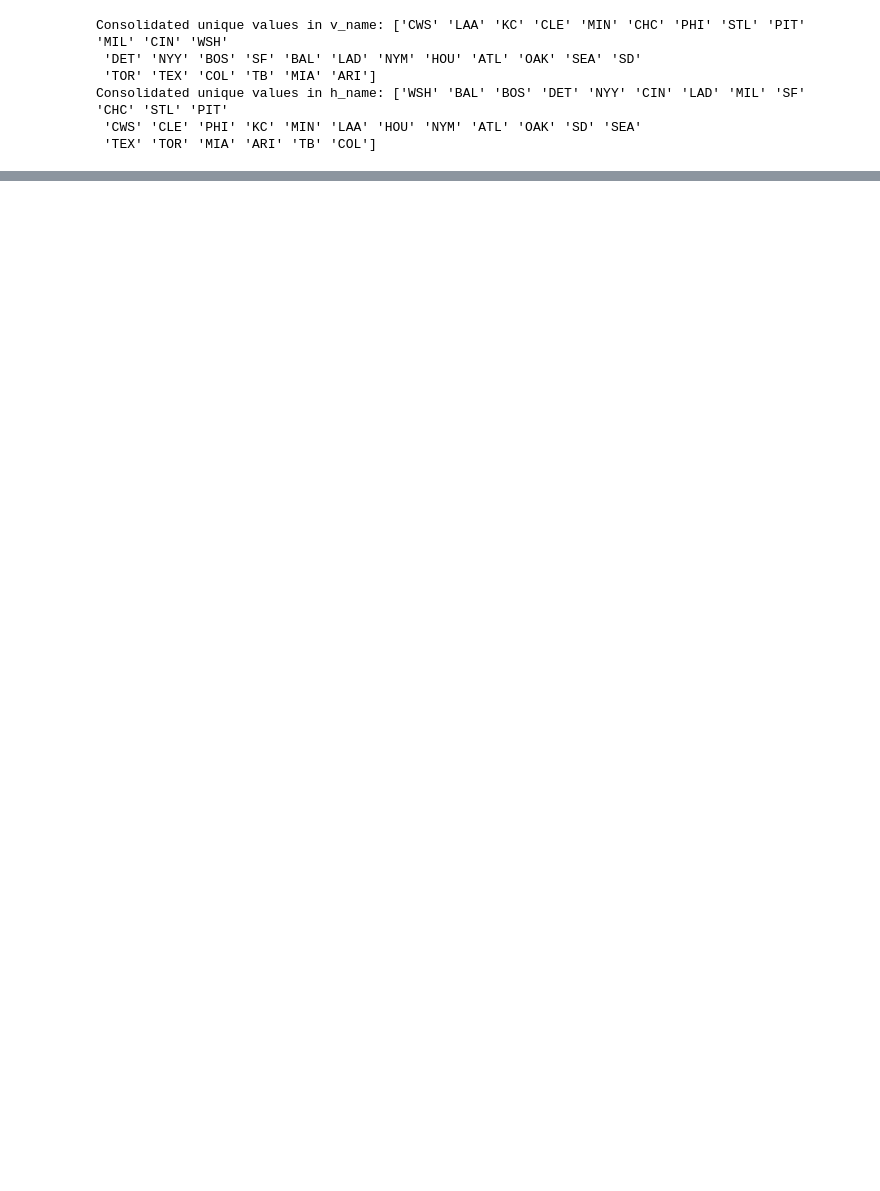
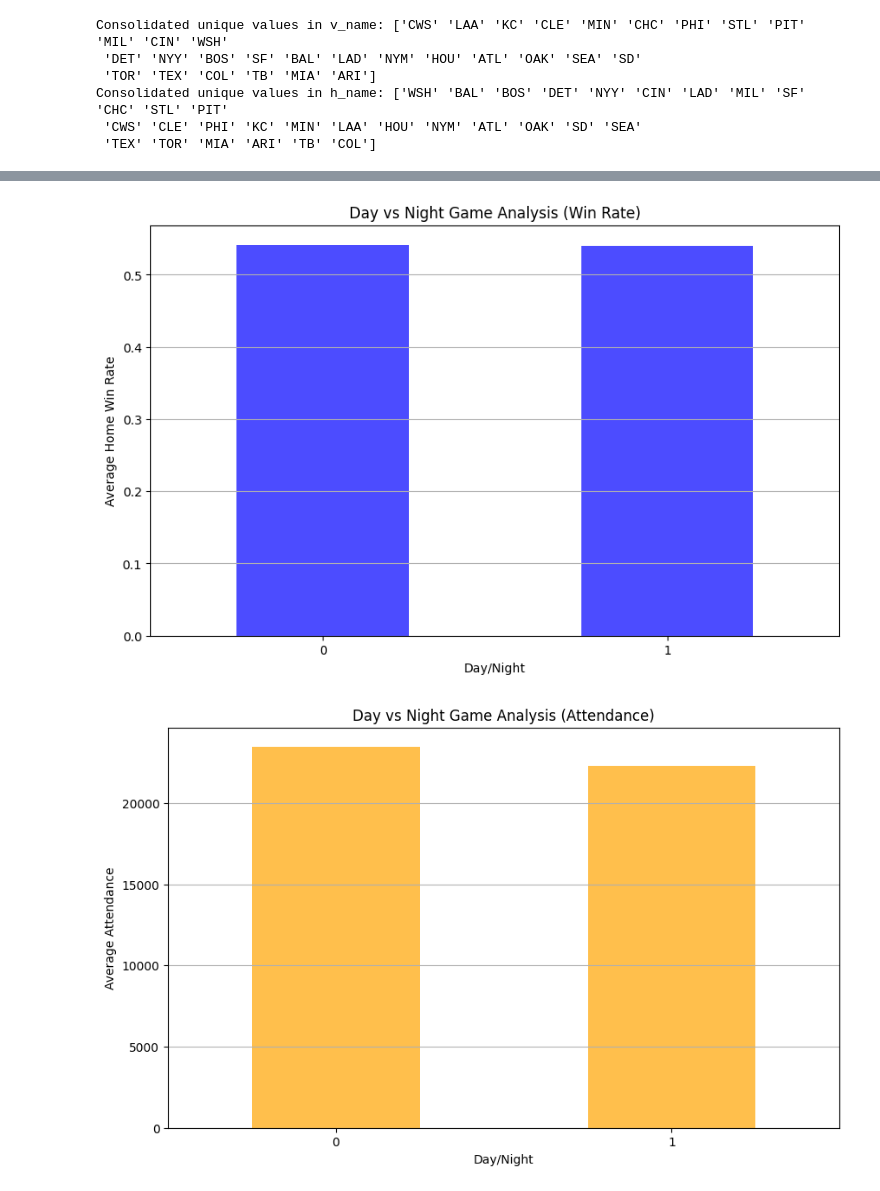
Before and after one commit to kmaran3/MGT6203, a Jupyter notebook: project.ipynb, the cells around one changed output, grey strips where cells are left out. Drawn from its saved outputs; the diff is of its cells as text; code cells hidden in the pictures; blank space fills up the shorter version.

```diff
--- a/project.ipynb
+++ b/project.ipynb
@@ -300,0 +158,54 @@ print(report)
+# %%
+import matplotlib.pyplot as plt
+import seaborn as sns
+
+# Ensure date is in datetime format
+mlb_data['date'] = pd.to_datetime(mlb_data['date'], errors='coerce')
+
+# Separate the plots into two for better visualization
+
+# Plot 1: Average Home Win Rate
+plt.figure(figsize=(10, 6))
+day_night_win_rate['avg_home_win_rate'].plot(kind='bar', color='blue', alpha=0.7)
+plt.title('Day vs Night Game Analysis (Win Rate)')
+plt.ylabel('Average Home Win Rate')
+plt.xlabel('Day/Night')
+plt.xticks(rotation=0)
+plt.grid(axis='y')
+plt.show()
+
+# Plot 2: Average Attendance
+plt.figure(figsize=(10, 6))
+day_night_win_rate['avg_attendance'].plot(kind='bar', color='orange', alpha=0.7)
+plt.title('Day vs Night Game Analysis (Attendance)')
+plt.ylabel('Average Attendance')
+plt.xlabel('Day/Night')
+plt.xticks(rotation=0)
+plt.grid(axis='y')
+plt.show()
+
+
+# Attendance vs Streaks
+attendance_streaks = mlb_data.groupby('h_streak').agg({'attendance': 'mean'}).reset_index()
+
+plt.figure(figsize=(12, 6))
+plt.bar(attendance_streaks['h_streak'], attendance_streaks['attendance'], color='skyblue')
+plt.title('Attendance vs Home Team Streaks')
+plt.xlabel('Home Team Streak')
+plt.ylabel('Average Attendance')
+plt.grid(axis='y')
+plt.show()
+
+# Attendance vs Last Game Outcome
+attendance_last_outcome = mlb_data.groupby('h_last_game_outcome').agg({'attendance': 'mean'}).reset_index()
+
+plt.figure(figsize=(8, 6))
+sns.barplot(data=attendance_last_outcome, x='h_last_game_outcome', y='attendance', palette='viridis')
+plt.title('Attendance vs Last Game Outcome (Home Team)')
+plt.xlabel('Last Game Outcome (Home Team)')
+plt.ylabel('Average Attendance')
+plt.grid(axis='y')
+plt.show()
+# %% [output]
+[figure, added]
+[figure, added]
```
Also changed, not shown: parts of 7 cells of this notebook.
